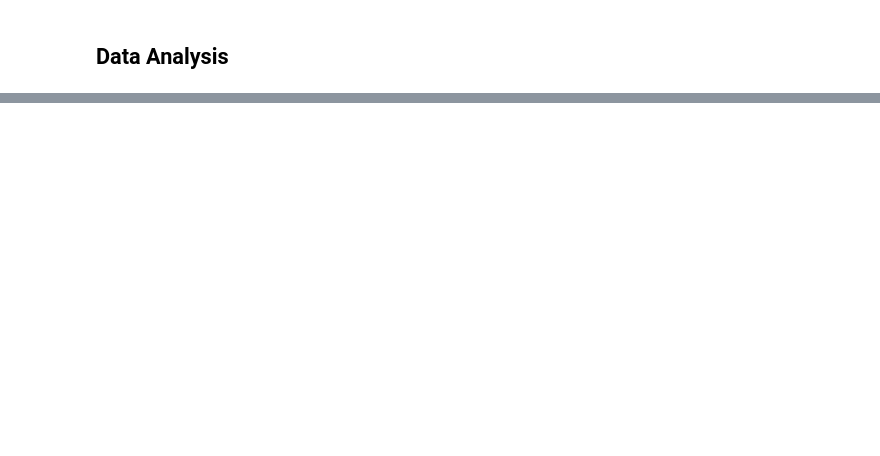
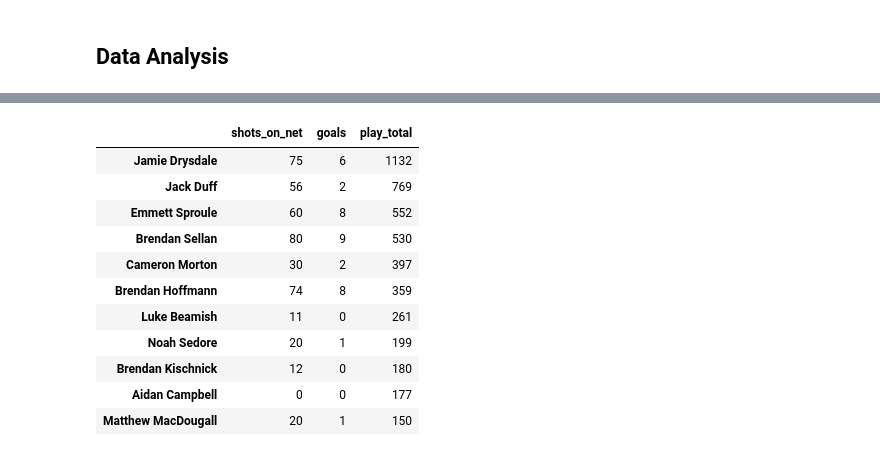
Before and after one commit to shawd420/Big-Data-Cup-2021, a Jupyter notebook: player_circadian_effect.ipynb, the cells around one changed output, grey strips where cells are left out. Cells and saved outputs as stored; diff of their text form; code cells hidden in the pictures; blank space fills up the shorter version.

```diff
--- a/player_circadian_effect.ipynb
+++ b/player_circadian_effect.ipynb
@@ -214,0 +419,32 @@ df_player_avg_diff
+# %%
+unaffected_data = {}
+
+# get player stat totals
+for player_name in unaffected_players:
+    unaffected_data[player_name] = {}
+    all_players_games = players[player_name]
+    for game, stat_list in all_players_games.items():
+        if len(unaffected_data[player_name]) == 0:
+            unaffected_data[player_name] = stat_list.copy()
+            continue
+        for stat, value in stat_list.items():
+            unaffected_data[player_name][stat] += value
+
+df_unaffected = pd.DataFrame.from_dict(unaffected_data, orient='index')
+df_unaffected['play_total'] = df_unaffected['play_direct'] + df_unaffected['play_indirect']
+df_unaffected.sort_values(['play_total', 'goals'], inplace=True, ascending=False)
+df_unaffected[['shots_on_net', 'goals', 'play_total']]
+# unaffected_data['Jamie Drysdale']
+# %% [output]
+|  | shots_on_net | goals | play_total |
+| Jamie Drysdale | 75 | 6 | 1132 |
+| Jack Duff | 56 | 2 | 769 |
+| Emmett Sproule | 60 | 8 | 552 |
+| Brendan Sellan | 80 | 9 | 530 |
+| Cameron Morton | 30 | 2 | 397 |
+| Brendan Hoffmann | 74 | 8 | 359 |
+| Luke Beamish | 11 | 0 | 261 |
+| Noah Sedore | 20 | 1 | 199 |
+| Brendan Kischnick | 12 | 0 | 180 |
+| Aidan Campbell | 0 | 0 | 177 |
+| Matthew MacDougall | 20 | 1 | 150 |
```
Also changed, not shown: parts of 17 cells of this notebook, 3 other files.
